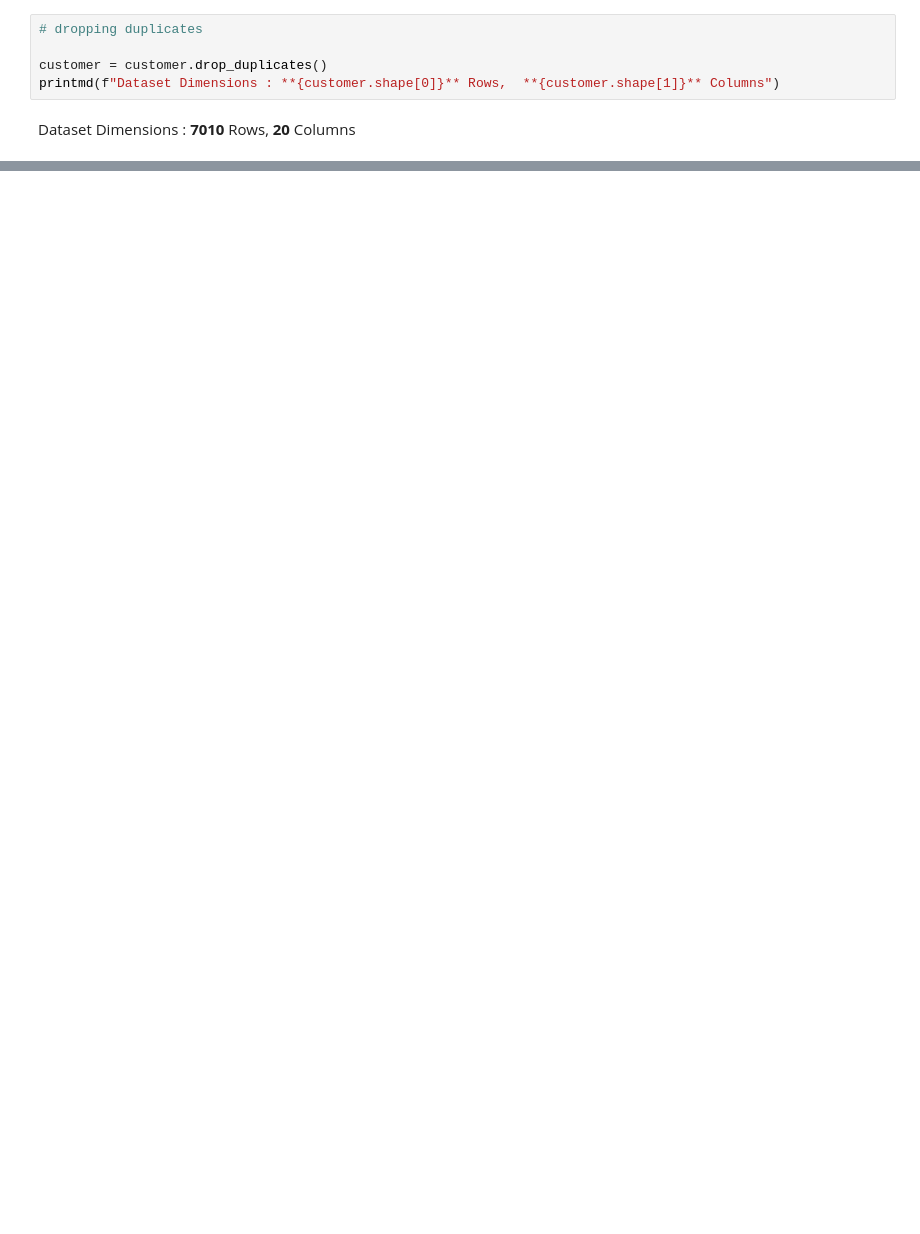
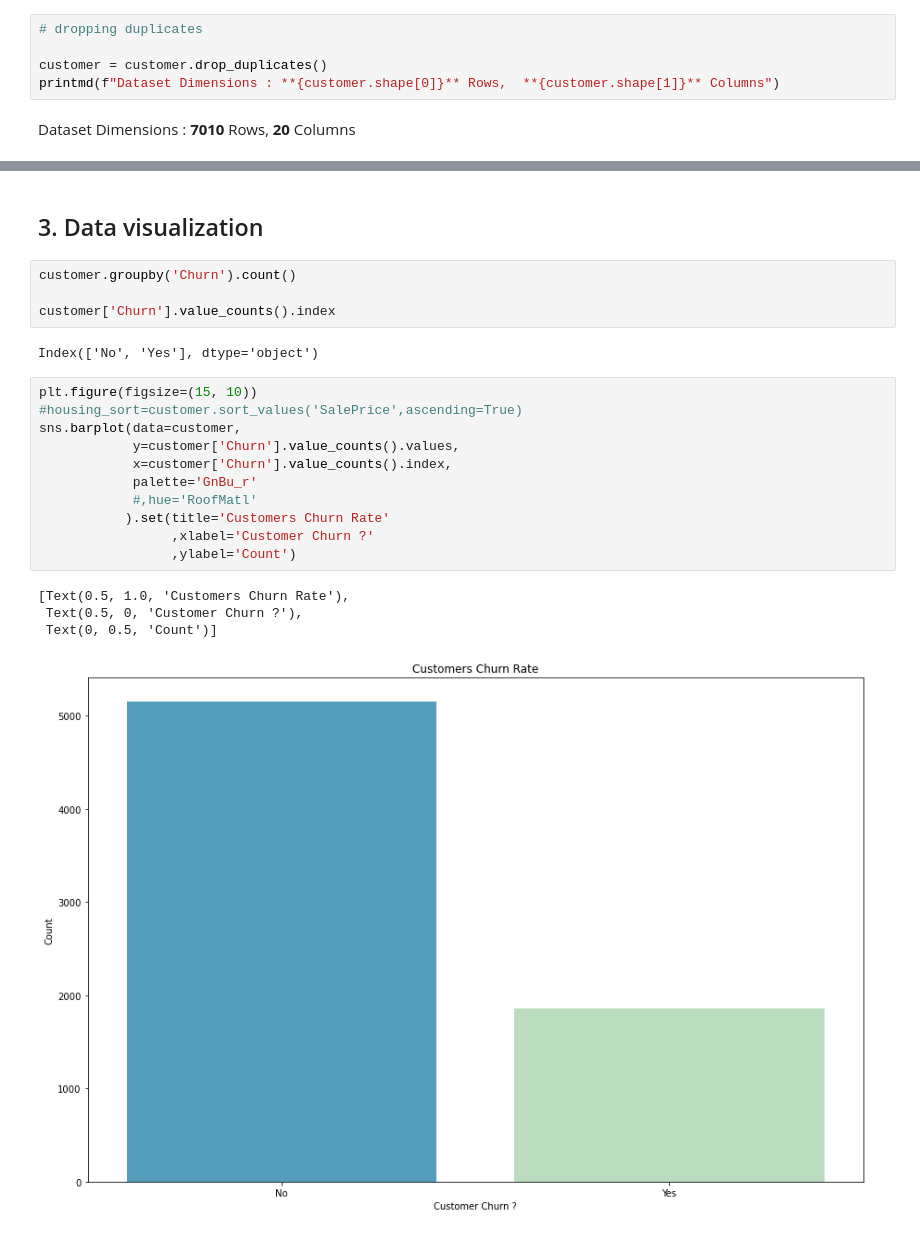
Before and after one commit to moutasam/Capstone-Telecom-Customers, a Jupyter notebook: TelcoCustomerChurn.ipynb, the cells around one changed output, grey strips where cells are left out. Drawn from its saved outputs; the diff is of its cells as text; blank space fills up the shorter version.

```diff
--- a/TelcoCustomerChurn.ipynb
+++ b/TelcoCustomerChurn.ipynb
@@ -350,0 +336,24 @@ customer[['tenure', 'MonthlyCharges', 'TotalCharges']].describe().T
+# %% [markdown]
+## 3. Data visualization
+# %%
+customer.groupby('Churn').count()
+
+customer['Churn'].value_counts().index
+# %% [output]
+Index(['No', 'Yes'], dtype='object')
+# %%
+plt.figure(figsize=(15, 10))
+#housing_sort=customer.sort_values('SalePrice',ascending=True)
+sns.barplot(data=customer,
+            y=customer['Churn'].value_counts().values,
+            x=customer['Churn'].value_counts().index,
+            palette='GnBu_r'
+            #,hue='RoofMatl'
+           ).set(title='Customers Churn Rate'
+                 ,xlabel='Customer Churn ?'
+                 ,ylabel='Count')
+# %% [output]
+[Text(0.5, 1.0, 'Customers Churn Rate'),
+ Text(0.5, 0, 'Customer Churn ?'),
+ Text(0, 0.5, 'Count')]
+[figure, added]
```
Also changed, not shown: parts of 58 cells of this notebook.
